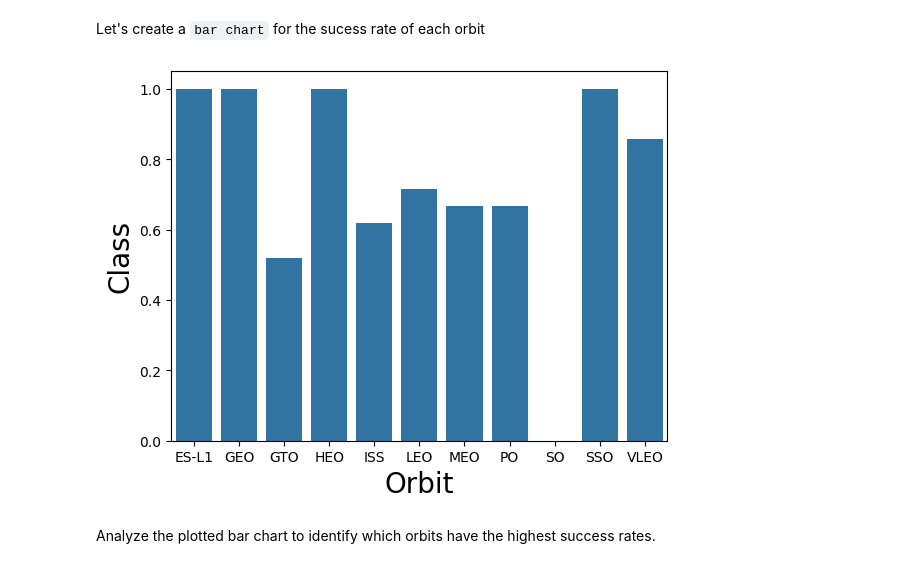
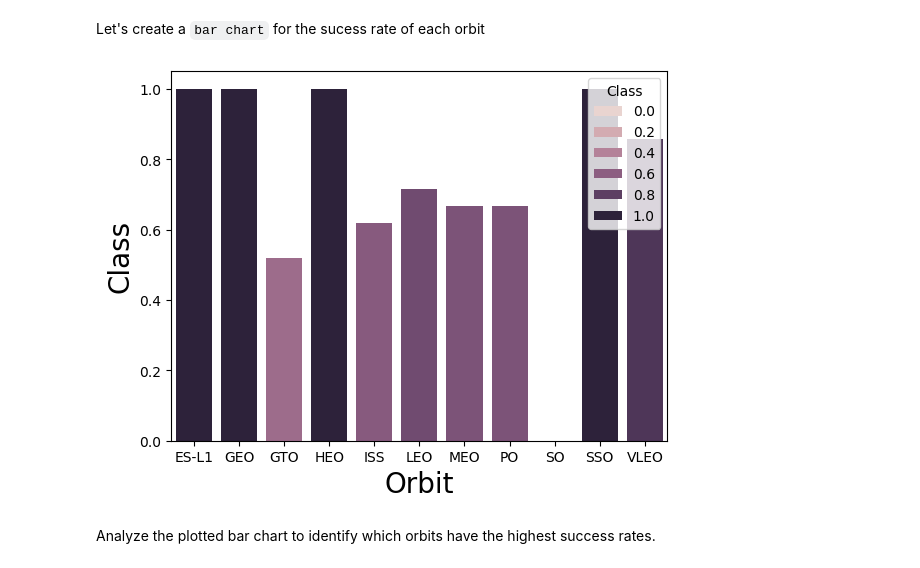
Before and after one commit to iftah-og/DS_Capstone, a Jupyter notebook: edadataviz_IG.ipynb, the cells around one changed output. Cells and saved outputs as stored; diff of their text form; code cells hidden in the pictures.

```diff
--- a/edadataviz_IG.ipynb
+++ b/edadataviz_IG.ipynb
@@ -125,12 +125,12 @@ Let's create a `bar chart` for the sucess rate of each orbit
 # %%
 # HINT use groupby method on Orbit column and get the mean of Class column
 mean_orbit = df.groupby('Orbit')['Class'].mean().reset_index()
-sns.barplot(x="Orbit", y="Class", data=mean_orbit)
+sns.barplot(x="Orbit", y="Class", data=mean_orbit, hue='Class')
 plt.xlabel("Orbit",fontsize=20)
 plt.ylabel("Class",fontsize=20)
 plt.show()
 # %% [output]
-[figure, old version]
+[figure, new version]
 # %% [markdown]
 Analyze the plotted bar chart to identify which orbits have the highest success rates.
 # %% [markdown]
```
Also changed, not shown: parts of 2 cells of this notebook.
